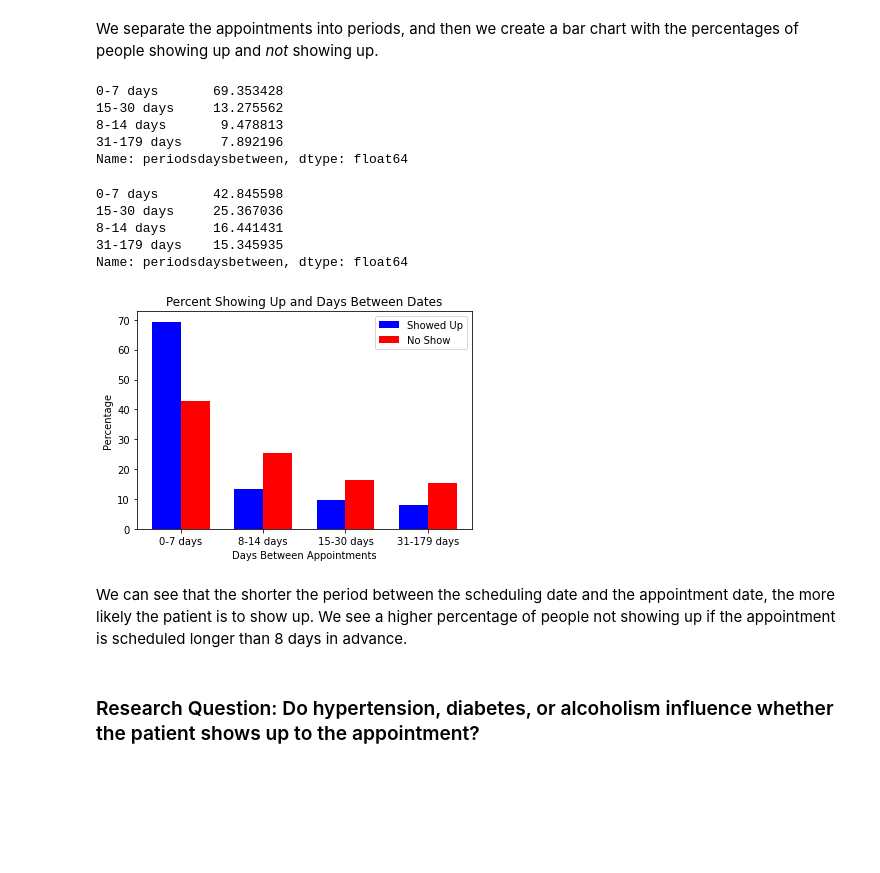
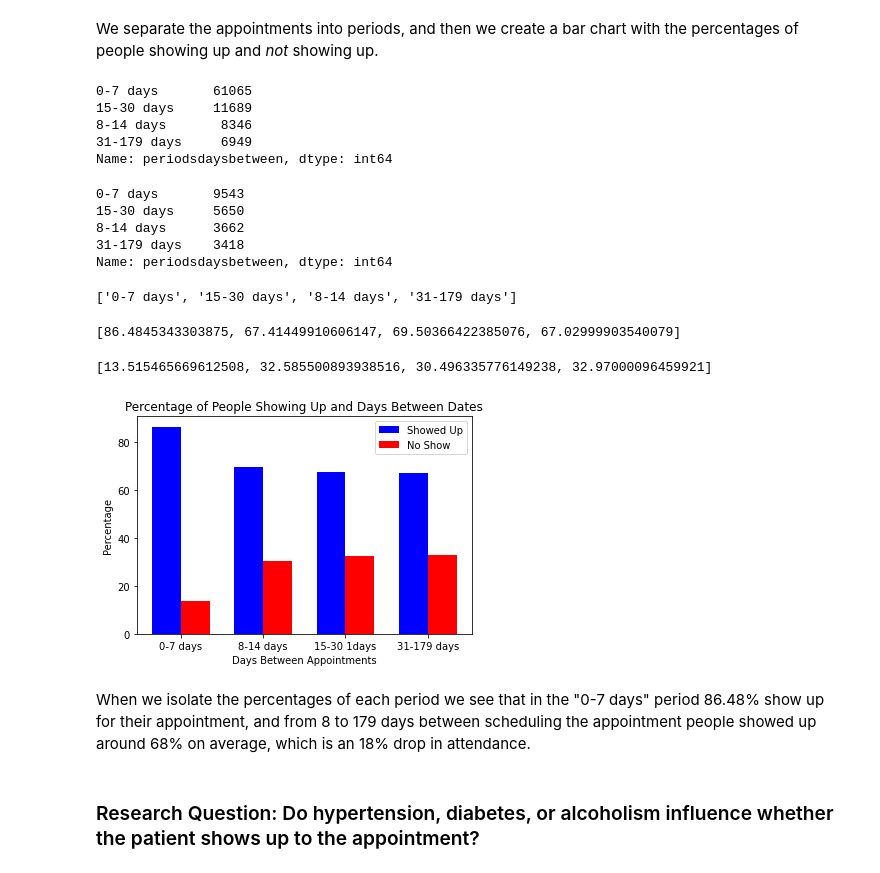
Before and after one commit to jlvalport/Medical-appointments-analysis, a Jupyter notebook: No-show Medical Appointments Analysis.ipynb, the cells around one changed output. Saved outputs shown, nothing was run; the diff lists cells and outputs as text; code cells hidden in the pictures; blank space fills up the shorter version.

```diff
--- a/No-show Medical Appointments Analysis.ipynb
+++ b/No-show Medical Appointments Analysis.ipynb
@@ -354,45 +375,65 @@ df['periodsdaysbetween'] = pd.cut(df['daysbetween'], bin_edges, labels=bin_names
 We separate the appointments into periods, and then we create a bar chart with the percentages of people showing up and *not* showing up.
 # %%
 df_showed_up = df.query('showed_up == "Yes"')
-percent_show_daysbetween = df_showed_up['periodsdaysbetween'].value_counts() / df_showed_up.shape[0] * 100
-percent_show_daysbetween
+show_daysbetween = df_showed_up['periodsdaysbetween'].value_counts()
+show_daysbetween
 # %% [output]
-0-7 days       69.353428
-15-30 days     13.275562
-8-14 days       9.478813
-31-179 days     7.892196
-Name: periodsdaysbetween, dtype: float64
+0-7 days       61065
+15-30 days     11689
+8-14 days       8346
+31-179 days     6949
+Name: periodsdaysbetween, dtype: int64
 # %%
 df_not_showed_up = df.query('showed_up == "No"')
-percent_no_show_daysbetween = df_not_showed_up['periodsdaysbetween'].value_counts() / df_not_showed_up.shape[0] * 100
-percent_no_show_daysbetween
+no_show_daysbetween = df_not_showed_up['periodsdaysbetween'].value_counts()
+no_show_daysbetween
 # %% [output]
-0-7 days       42.845598
-15-30 days     25.367036
-8-14 days      16.441431
-31-179 days    15.345935
-Name: periodsdaysbetween, dtype: float64
+0-7 days       9543
+15-30 days     5650
+8-14 days      3662
+31-179 days    3418
+Name: periodsdaysbetween, dtype: int64
+# %%
+percent_show_daysbetween = []
+percent_no_show_daysbetween = []
+for period in list(df['periodsdaysbetween'].value_counts().index):
+     show_period = show_daysbetween[period]
+     noshow_period = no_show_daysbetween[period]
+     percent_show_daysbetween.append(show_period / (show_period + noshow_period) * 100)
+     percent_no_show_daysbetween.append(noshow_period / (show_period + noshow_period)  * 100)
+# %%
+list(df['periodsdaysbetween'].value_counts().index)
+# %% [output]
+['0-7 days', '15-30 days', '8-14 days', '31-179 days']
+# %%
+percent_show_daysbetween
+# %% [output]
+[86.4845343303875, 67.41449910606147, 69.50366422385076, 67.02999903540079]
+# %%
+percent_no_show_daysbetween
+# %% [output]
+[13.515465669612508, 32.585500893938516, 30.496335776149238, 32.97000096459921]
 # %%
-ind_x = np.arange(len(percent_show_daysbetween))  # the x locations for the groups
+ind_x = np.array([0, 2, 1, 3])  # the x locations for the groups
 width_bars = 0.35       # the width of the bars
 
 blue_bars = plt.bar(ind_x, percent_show_daysbetween, width_bars, color='blue', label='Showed Up')
 orange_bars = plt.bar(ind_x + width_bars, percent_no_show_daysbetween, width_bars, color='red', label='No Show')
 
 # title and labels
 plt.ylabel('Percentage')
 plt.xlabel('Days Between Appointments')
-plt.title('Percent Showing Up and Days Between Dates')
+plt.title('Percentage of People Showing Up and Days Between Dates')
 locations = ind_x + width_bars / 2  # xtick locations
-labels = ['0-7 days', '8-14 days', '15-30 days', '31-179 days']  # xtick labels
+labels = ['0-7 days', '15-30 1days', '8-14 days', '31-179 days']  # xtick labels
 plt.xticks(locations, labels)
 
 # legend
 plt.legend();
 # %% [output]
-[figure, old version]
+[figure, new version]
 # %% [markdown]
-We can see that the shorter the period between the scheduling date and the appointment date, the more likely the patient is to show up. We see a higher percentage of people not showing up if the appointment is scheduled longer than 8 days in advance.
+When we isolate the percentages of each period we see that in the "0-7 days" period 86.48% show up for their appointment, and from 8 to 179 days between scheduling the appointment people showed up around 68% on average, which is an 18% drop in attendance.
 # %% [markdown]
 ### Research Question: Do hypertension, diabetes, or alcoholism influence whether the patient shows up to the appointment?
 # %% [markdown]
```
Also changed, not shown: parts of 80 cells of this notebook.
